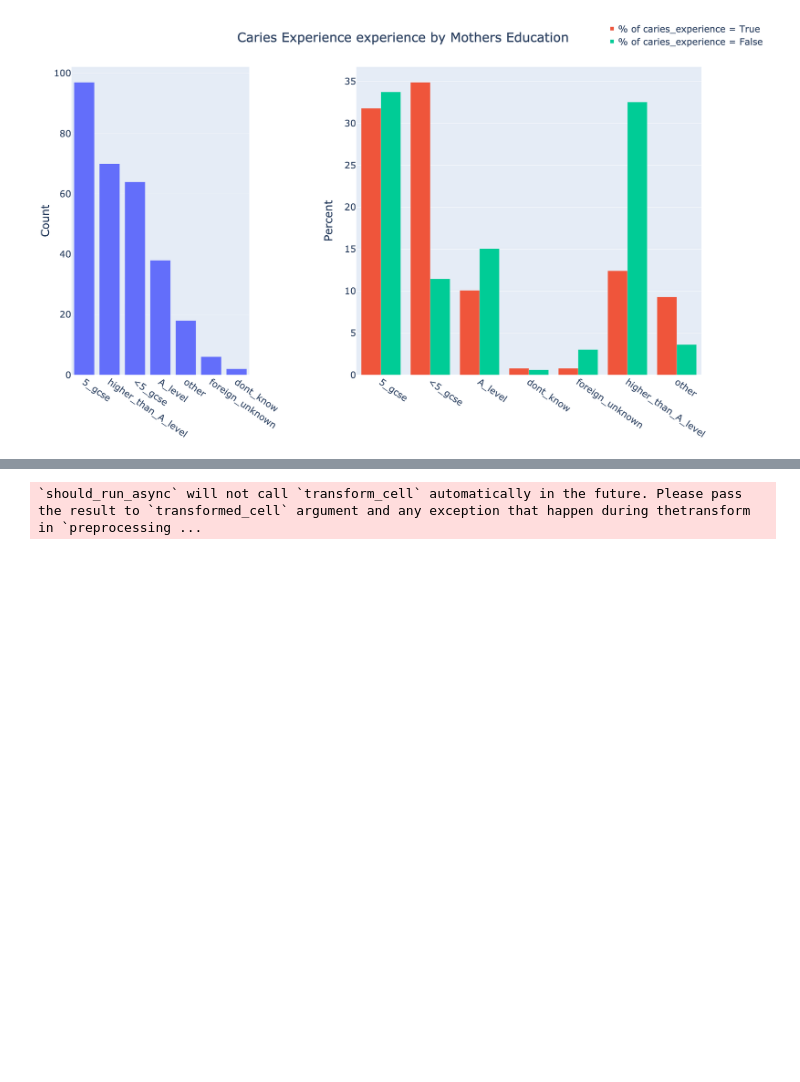
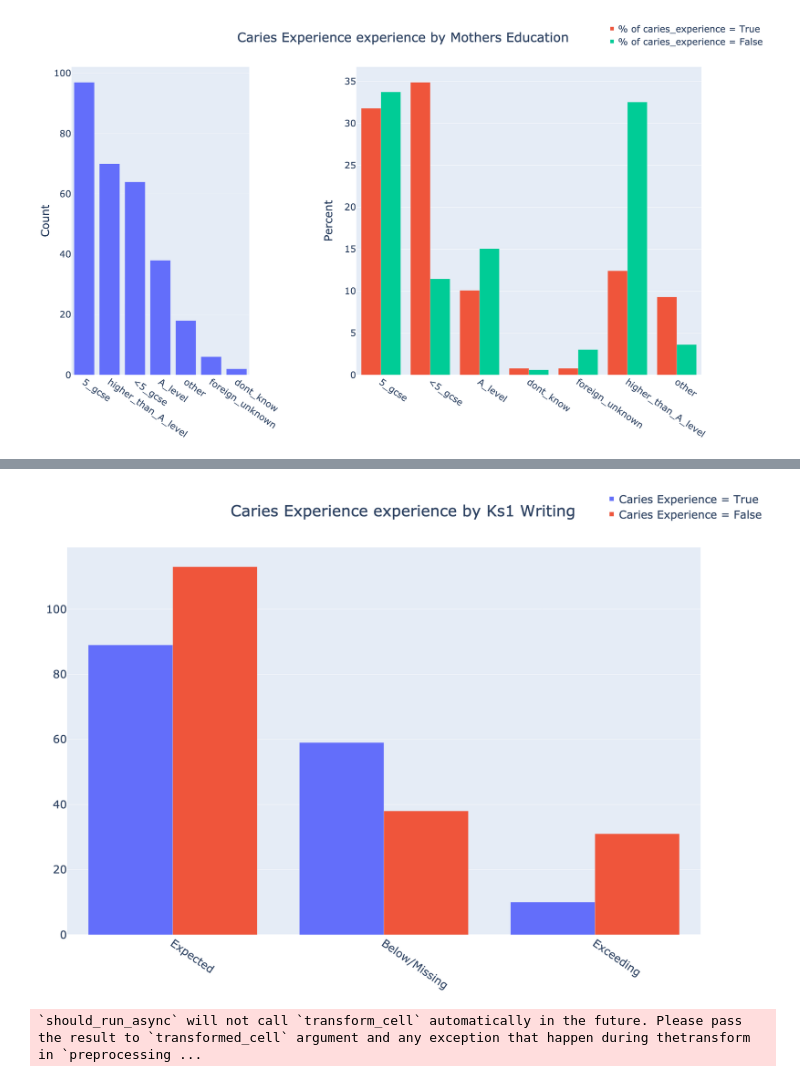
Before and after one commit to samrelins/bib_dental_proj, a Jupyter notebook: exploration/explore_no_caries_target.ipynb, the cells around one changed output, grey strips where cells are left out. Drawn from its saved outputs; the diff is of its cells as text; code cells hidden in the pictures; blank space fills up the shorter version.

```diff
--- a/exploration/explore_no_caries_target.ipynb
+++ b/exploration/explore_no_caries_target.ipynb
@@ -380,3 +429,10 @@ plot_target_rate_comparison(edrecs_caries,
+# %%
+plot_group_comparison(edrecs_caries,
+                            "ks1_writing",
+                            "caries_experience",
+                            percentages=False)
+# %% [output]
+[figure, added]
 # %%
 plot_target_rate_comparison(edrecs_caries,
                             "mat_numbers",
```
Also changed, not shown: parts of 6 cells of this notebook, 6 other files.
